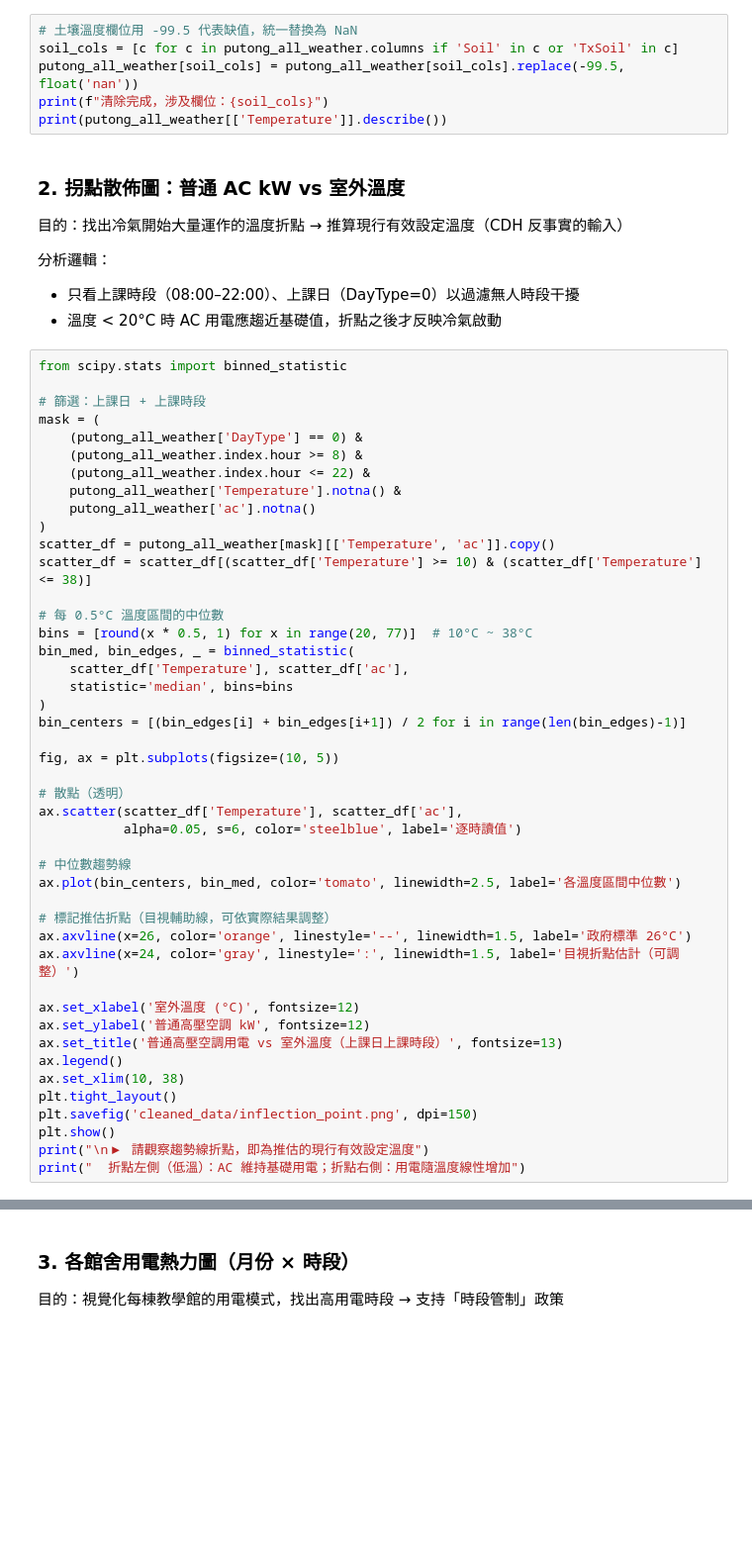
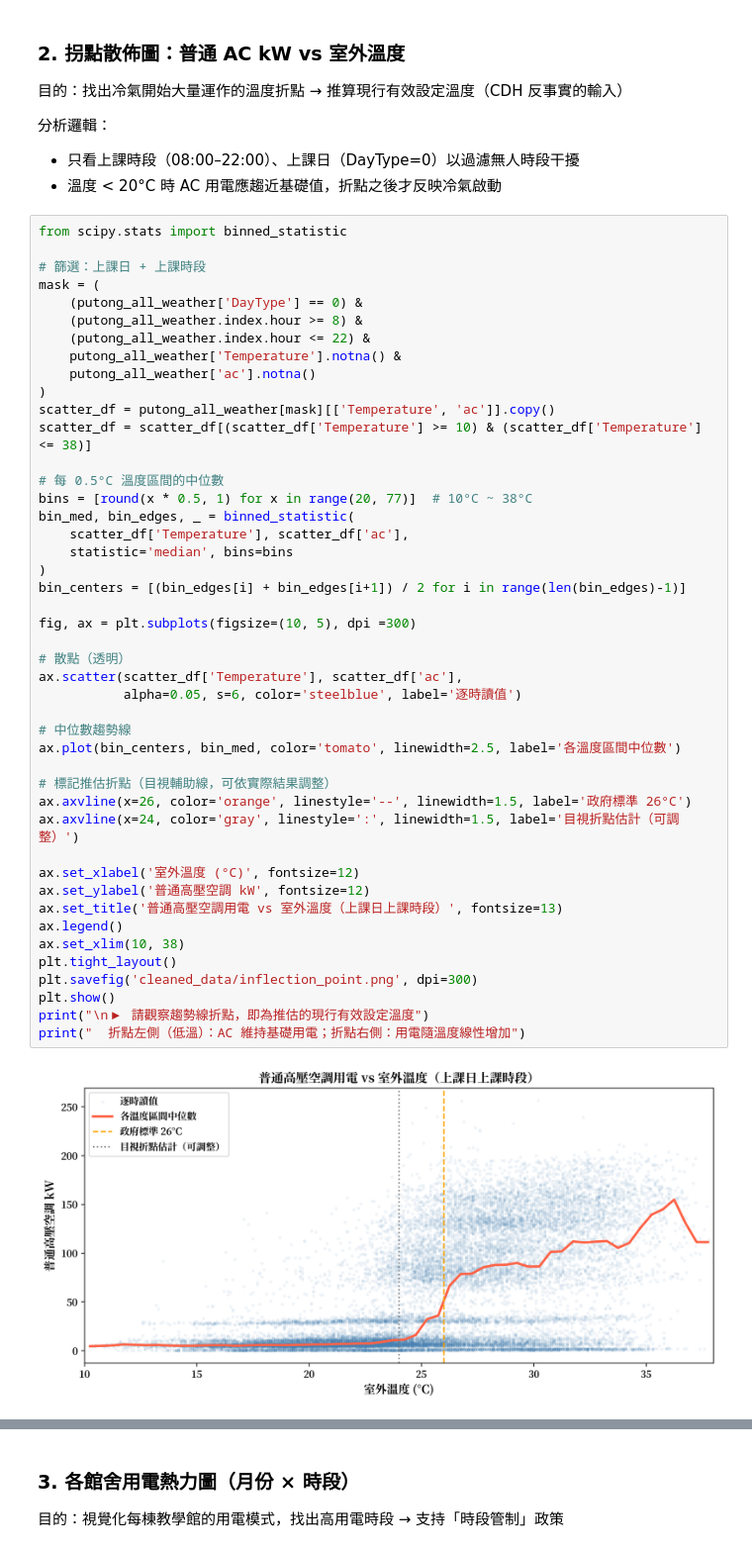
Before and after one commit to brian0908/ntu-lecture-hall-energy, a Jupyter notebook: 02_eda.ipynb, the cells around one changed output, grey strips where cells are left out. Shown at 99% size. Drawn from its saved outputs; the diff is of its cells as text; blank space fills up the shorter version.

```diff
--- a/02_eda.ipynb
+++ b/02_eda.ipynb
@@ -280,9 +340,3 @@ print("人員空調使用用電:", 人員空調使用用電)
-# %%
-# 土壤溫度欄位用 -99.5 代表缺值，統一替換為 NaN
-soil_cols = [c for c in putong_all_weather.columns if 'Soil' in c or 'TxSoil' in c]
-putong_all_weather[soil_cols] = putong_all_weather[soil_cols].replace(-99.5, float('nan'))
-print(f"清除完成，涉及欄位：{soil_cols}")
-print(putong_all_weather[['Temperature']].describe())
 # %% [markdown]
 ### 2. 拐點散佈圖：普通 AC kW vs 室外溫度
 
@@ -307,32 +361,34 @@ scatter_df = scatter_df[(scatter_df['Temperature'] >= 10) & (scatter_df['Tempera
 
 # 每 0.5°C 溫度區間的中位數
 bins = [round(x * 0.5, 1) for x in range(20, 77)]  # 10°C ~ 38°C
 bin_med, bin_edges, _ = binned_statistic(
     scatter_df['Temperature'], scatter_df['ac'],
     statistic='median', bins=bins
 )
 bin_centers = [(bin_edges[i] + bin_edges[i+1]) / 2 for i in range(len(bin_edges)-1)]
 
-fig, ax = plt.subplots(figsize=(10, 5))
+fig, ax = plt.subplots(figsize=(10, 5), dpi =300)
 
 # 散點（透明）
 ax.scatter(scatter_df['Temperature'], scatter_df['ac'],
            alpha=0.05, s=6, color='steelblue', label='逐時讀值')
 
 # 中位數趨勢線
 ax.plot(bin_centers, bin_med, color='tomato', linewidth=2.5, label='各溫度區間中位數')
 
 # 標記推估折點（目視輔助線，可依實際結果調整）
 ax.axvline(x=26, color='orange', linestyle='--', linewidth=1.5, label='政府標準 26°C')
 ax.axvline(x=24, color='gray', linestyle=':', linewidth=1.5, label='目視折點估計（可調整）')
 
 ax.set_xlabel('室外溫度 (°C)', fontsize=12)
 ax.set_ylabel('普通高壓空調 kW', fontsize=12)
 ax.set_title('普通高壓空調用電 vs 室外溫度（上課日上課時段）', fontsize=13)
 ax.legend()
 ax.set_xlim(10, 38)
 plt.tight_layout()
-plt.savefig('cleaned_data/inflection_point.png', dpi=150)
+plt.savefig('cleaned_data/inflection_point.png', dpi=300)
 plt.show()
 print("\n▶ 請觀察趨勢線折點，即為推估的現行有效設定溫度")
 print("  折點左側（低溫）：AC 維持基礎用電；折點右側：用電隨溫度線性增加")
+# %% [output]
+[figure, added]
```
Also changed, not shown: parts of 6 cells of this notebook, 5 other files.
